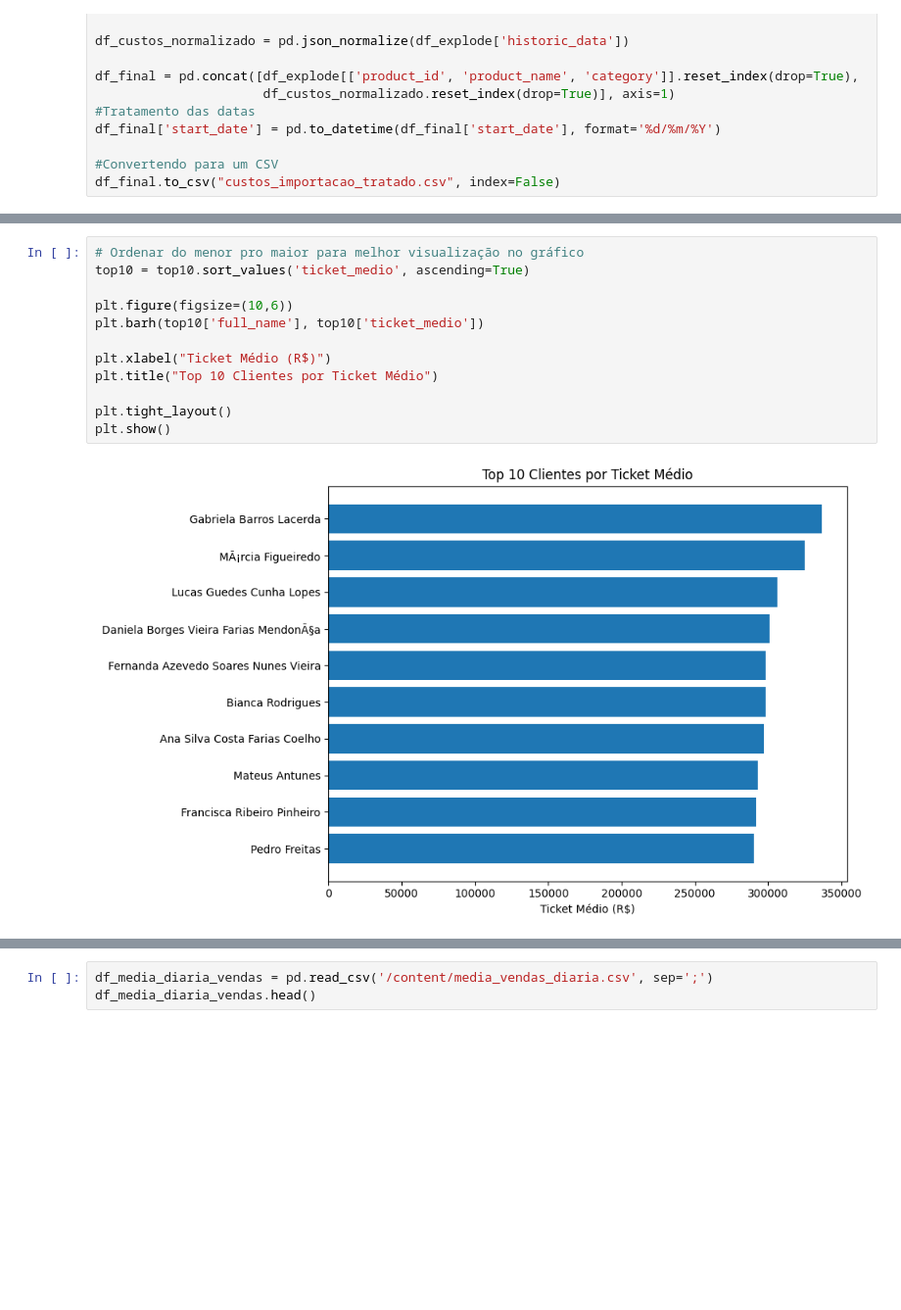
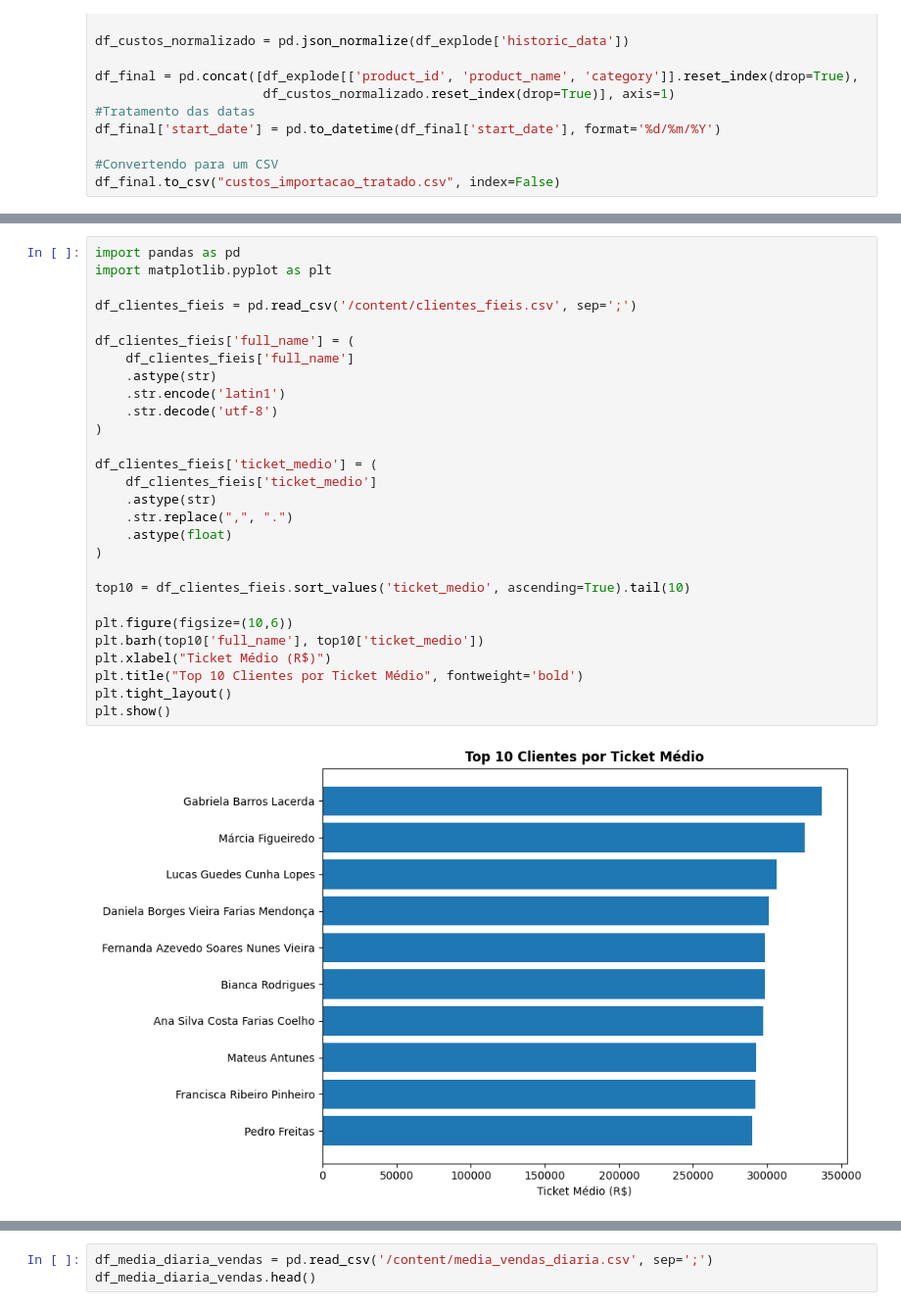
Before and after one commit to carlasunset/lh-nautics-data-analysis, a Jupyter notebook: notebooks/lh_nautics_analysis.ipynb, the cells around one changed output, grey strips where cells are left out. Shown at 98% size. Cells and saved outputs as stored; diff of their text form; blank space fills up the shorter version.

```diff
--- a/notebooks/lh_nautics_analysis.ipynb
+++ b/notebooks/lh_nautics_analysis.ipynb
@@ -270,14 +225,30 @@ df_clientes_fieis.head(10)
 # %%
-# Ordenar do menor pro maior para melhor visualização no gráfico
-top10 = top10.sort_values('ticket_medio', ascending=True)
+import pandas as pd
+import matplotlib.pyplot as plt
+
+df_clientes_fieis = pd.read_csv('/content/clientes_fieis.csv', sep=';')
+
+df_clientes_fieis['full_name'] = (
+    df_clientes_fieis['full_name']
+    .astype(str)
+    .str.encode('latin1')
+    .str.decode('utf-8')
+)
+
+df_clientes_fieis['ticket_medio'] = (
+    df_clientes_fieis['ticket_medio']
+    .astype(str)
+    .str.replace(",", ".")
+    .astype(float)
+)
+
+top10 = df_clientes_fieis.sort_values('ticket_medio', ascending=True).tail(10)
 
 plt.figure(figsize=(10,6))
 plt.barh(top10['full_name'], top10['ticket_medio'])
-
 plt.xlabel("Ticket Médio (R$)")
-plt.title("Top 10 Clientes por Ticket Médio")
-
+plt.title("Top 10 Clientes por Ticket Médio", fontweight='bold')
 plt.tight_layout()
 plt.show()
 # %% [output]
-[figure, old version]
+[figure, new version]
```
Also changed, not shown: parts of 19 cells of this notebook.
